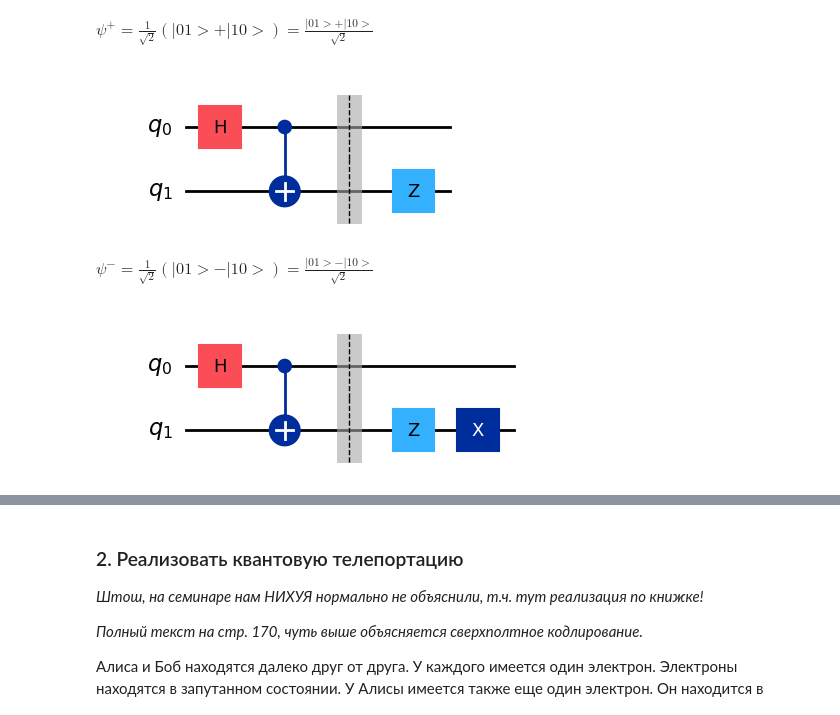
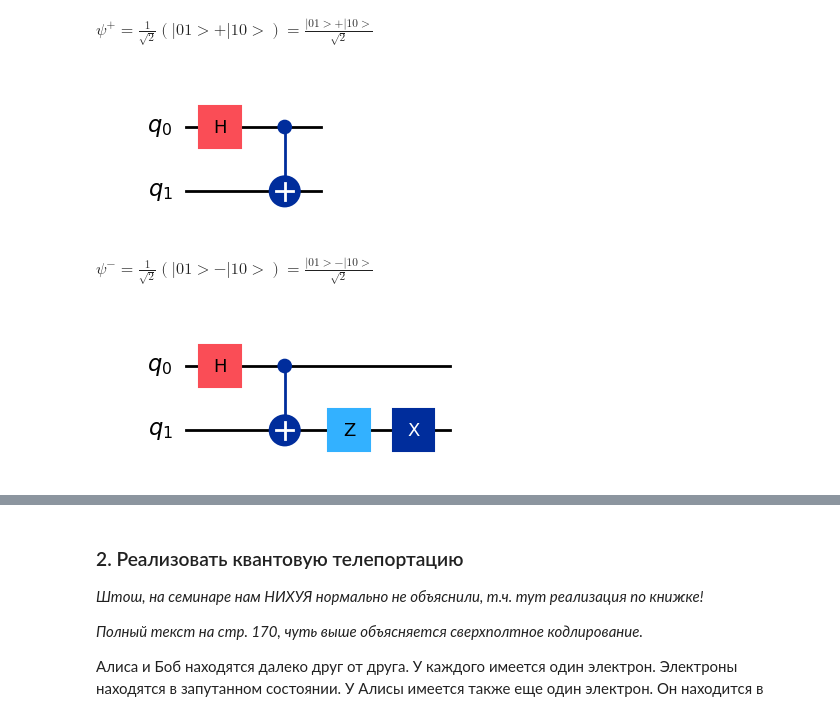
Before and after one commit to bakafox/shikimori, a Jupyter notebook: 11. Кубитовая логика.ipynb, the cells around one changed output, grey strips where cells are left out. Cells and saved outputs as stored; diff of their text form; code cells hidden in the pictures.

```diff
--- a/11. Кубитовая логика.ipynb
+++ b/11. Кубитовая логика.ipynb
@@ -120,39 +122,39 @@ qc.h(0)     # Вентиль Амидамару:
             # - перевод 0-го кубита в состояние неопределённости
             #   (оно же суперпозиция -- кубит равен и 1 и 0 одновременно!)
 
+# Таким образом, мы достигаем состояния неопределённости 1-го кубита
+
 qc.cx(0, 1) # Применяем C-NOT:
             # - если 0-й кубит = 1, применяем вентиль X (NOT) на 1-й кубит
             # - если 0-й кубит = 0, не применяем этот вентиль
 
-# Таким образом, мы достигаем состояния квантовой запутанности 0-го кубита
-qc.barrier()
-
-qc.z(1)     # Применяем поворот фазы на 90° (|0> -> |0>, |1> -> -|1>)
+# Таким образом, мы достигаем состояния запутанности 1-го и 2-го кубит
 
 qc.draw("mpl")
 # %% [output]
-[figure, old version]
+[figure, new version]
 # %% [markdown]
 $\psi^- = \frac1{\sqrt2} (|01> - |10>) = \frac{|01> - |10>}{\sqrt2}$
 # %%
 qc = QuantumCircuit(2)
 
 qc.h(0)     # Вентиль Амидамару:
             # - перевод 0-го кубита в состояние неопределённости
             #   (оно же суперпозиция -- кубит равен и 1 и 0 одновременно!)
 
+# Таким образом, мы достигаем состояния неопределённости 1-го кубита
+
 qc.cx(0, 1) # Применяем C-NOT:
             # - если 0-й кубит = 1, применяем вентиль X (NOT) на 1-й кубит
             # - если 0-й кубит = 0, не применяем этот вентиль
 
-# Таким образом, мы достигаем состояния квантовой запутанности 0-го кубита
-qc.barrier()
+# Таким образом, мы достигаем состояния запутанности 1-го и 2-го кубит
 
-qc.z(1)     # Применяем поворот фазы на 90° (|0> -> |0>, |1> -> -|1>)
+qc.z(1)     # Применяем сдвиг по фазе (поворот на π; |0> -> |0>, |1> -> -|1>)
 
-qc.x(1)     # Применяем фильтр NOT (0 -> 1, 1 -> 0)
+qc.x(1)     # Применяем фильтр NOT (|0> -> |1>, |1> -> |0>)
 
 qc.draw("mpl")
 # %% [output]
-[figure, old version]
+[figure, new version]
 # %% [markdown]
```
Also changed, not shown: parts of 8 cells of this notebook, 6 other files.
